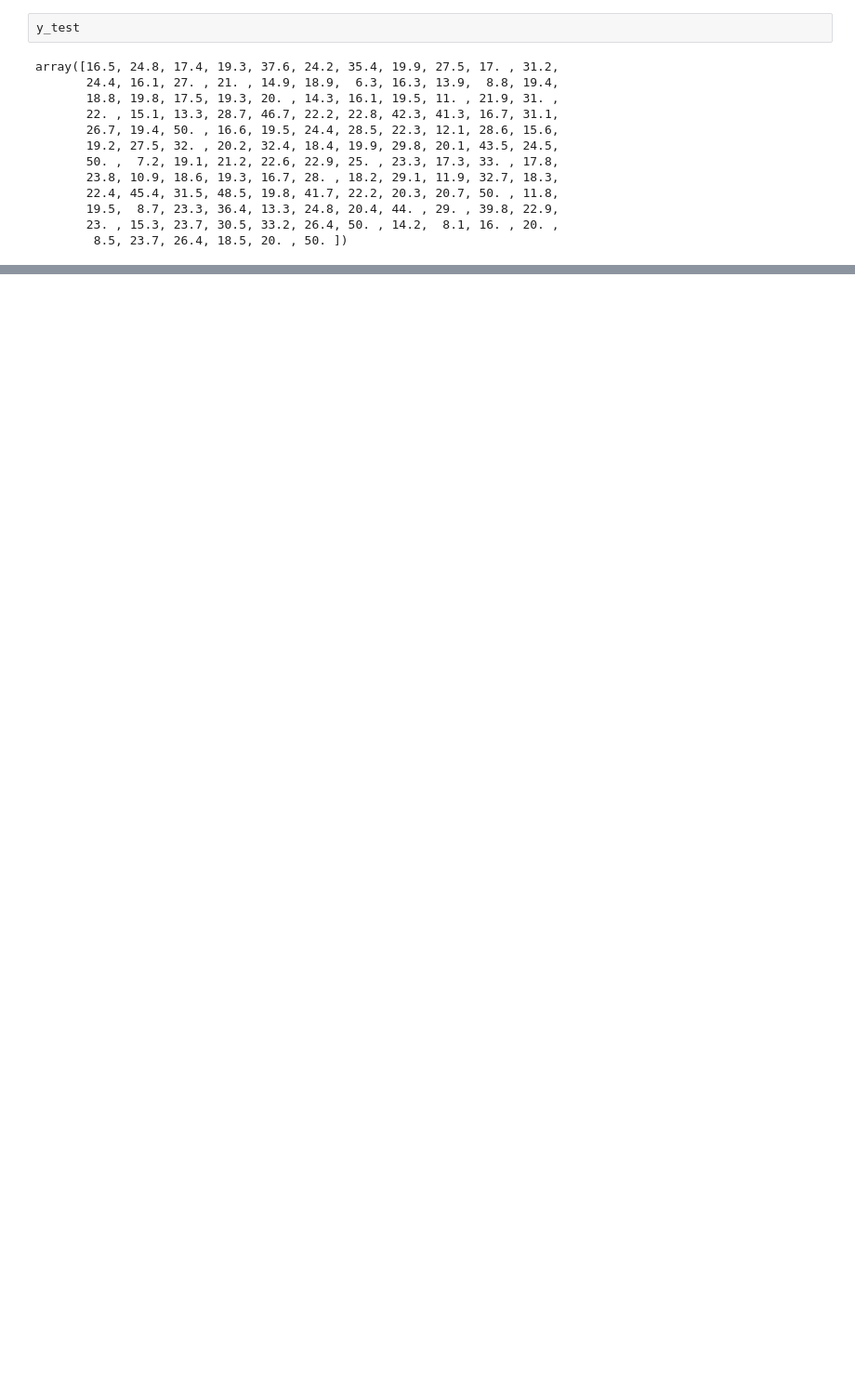
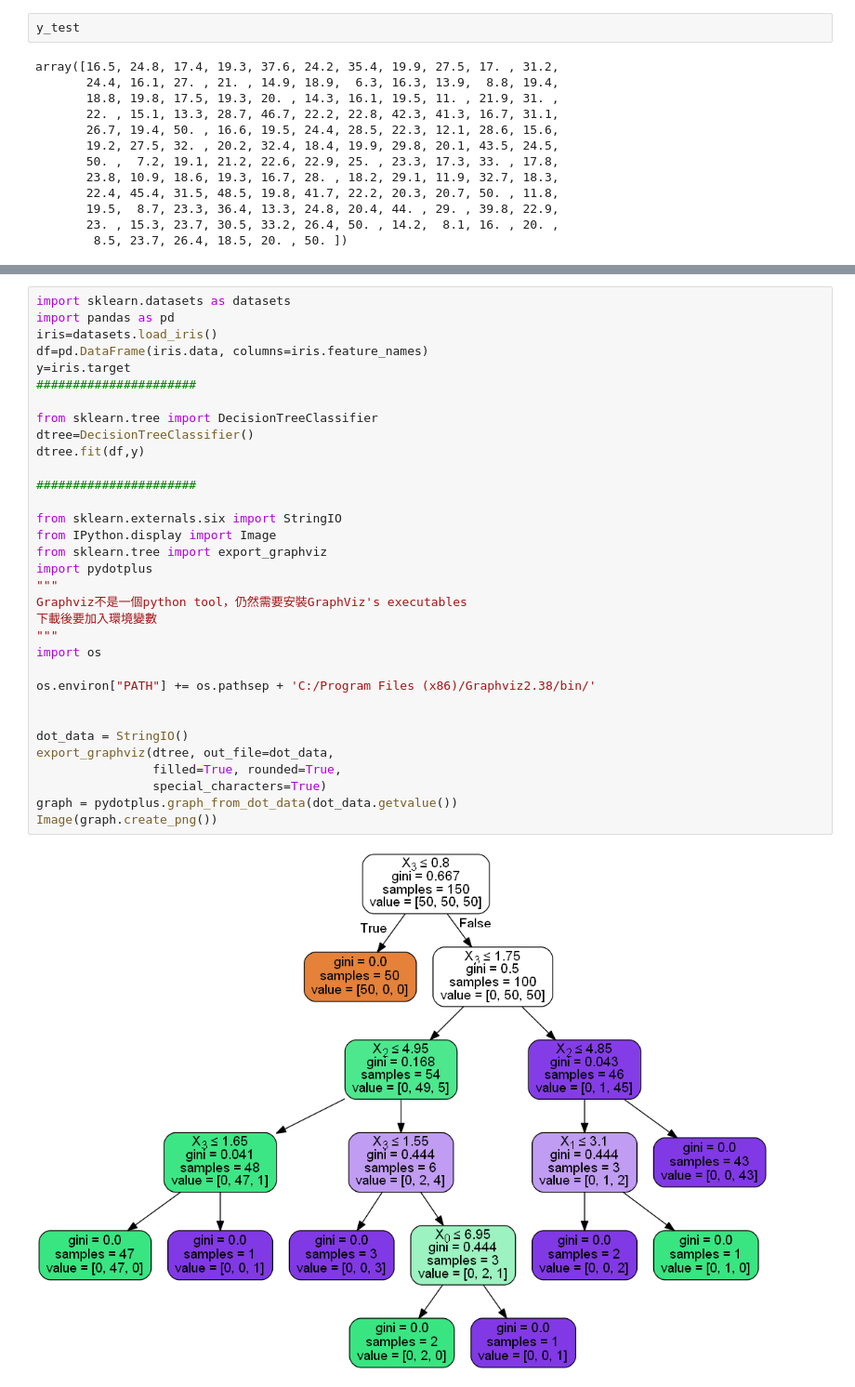
Before and after one commit to jttsai1994/4th-ML100Days, a Jupyter notebook: homework/Day_042_HW.ipynb, the cells around one changed output, grey strips where cells are left out. Shown: that part at 93% size. Saved outputs shown, nothing was run; the diff lists cells and outputs as text; blank space fills up the shorter version.

```diff
--- a/homework/Day_042_HW.ipynb
+++ b/homework/Day_042_HW.ipynb
@@ -163,0 +182,35 @@ NameError: name 'mean_squared_error' is not defined
+# %%
+import sklearn.datasets as datasets
+import pandas as pd
+iris=datasets.load_iris()
+df=pd.DataFrame(iris.data, columns=iris.feature_names)
+y=iris.target
+######################
+
+from sklearn.tree import DecisionTreeClassifier
+dtree=DecisionTreeClassifier()
+dtree.fit(df,y)
+
+######################
+
+from sklearn.externals.six import StringIO
+from IPython.display import Image
+from sklearn.tree import export_graphviz
+import pydotplus
+"""
+Graphviz不是一個python tool，仍然需要安裝GraphViz's executables
+下載後要加入環境變數
+"""
+import os
+
+os.environ["PATH"] += os.pathsep + 'C:/Program Files (x86)/Graphviz2.38/bin/'
+
+
+dot_data = StringIO()
+export_graphviz(dtree, out_file=dot_data,
+                filled=True, rounded=True,
+                special_characters=True)
+graph = pydotplus.graph_from_dot_data(dot_data.getvalue())
+Image(graph.create_png())
+# %% [output]
+[figure, added]
```
Also changed, not shown: parts of 8 cells of this notebook.
